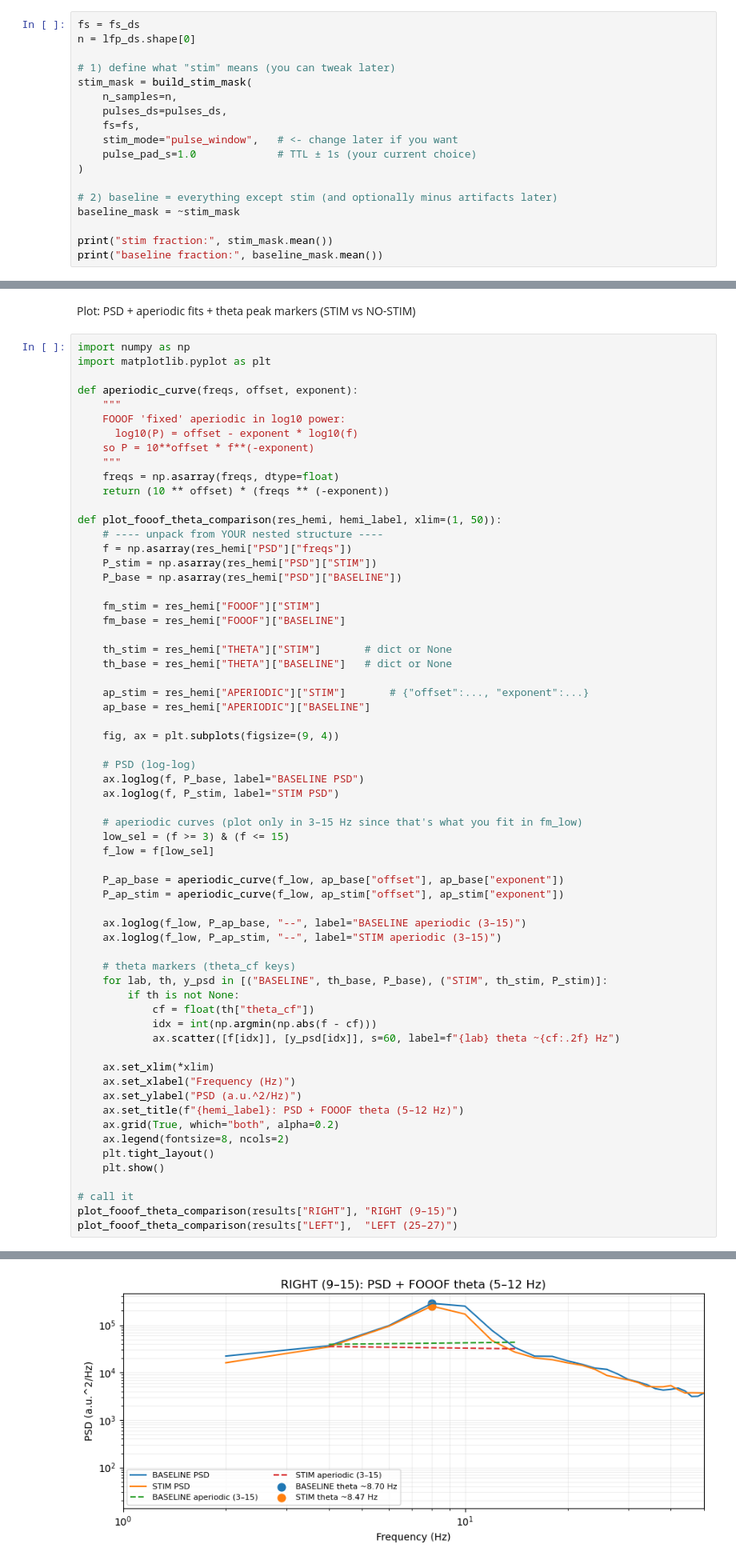
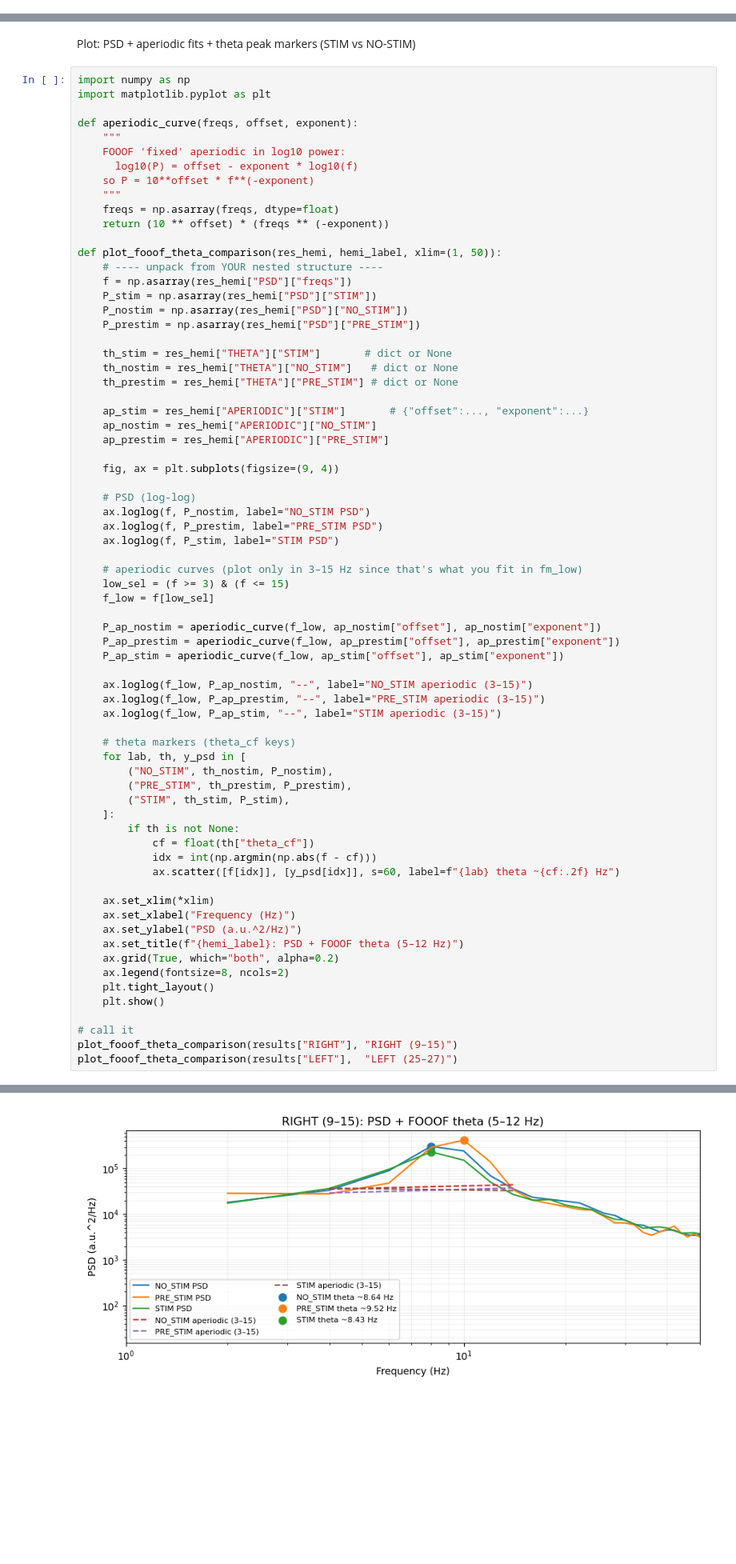
Before and after one commit to Koushouu/Cheeseboard, a Jupyter notebook: LFP/general/XM_PSD_theta.ipynb, the cells around one changed output, grey strips where cells are left out. Shown at 80% size. Drawn from its saved outputs; the diff is of its cells as text; blank space fills up the shorter version.

```diff
--- a/LFP/general/XM_PSD_theta.ipynb
+++ b/LFP/general/XM_PSD_theta.ipynb
@@ -424,21 +656,3 @@ def get_aperiodic_params(fm):
     ap = fm.get_params('aperiodic_params')
     # fixed mode: [offset, exponent]
     return {"offset": float(ap[0]), "exponent": float(ap[1])}
-# %%
-fs = fs_ds
-n = lfp_ds.shape[0]
-
-# 1) define what "stim" means (you can tweak later)
-stim_mask = build_stim_mask(
-    n_samples=n,
-    pulses_ds=pulses_ds,
-    fs=fs,
-    stim_mode="pulse_window",   # <- change later if you want
-    pulse_pad_s=1.0             # TTL ± 1s (your current choice)
-)
-
-# 2) baseline = everything except stim (and optionally minus artifacts later)
-baseline_mask = ~stim_mask
-
-print("stim fraction:", stim_mask.mean())
-print("baseline fraction:", baseline_mask.mean())
@@ -544,35 +797,42 @@ def plot_fooof_theta_comparison(res_hemi, hemi_label, xlim=(1, 50)):
     # ---- unpack from YOUR nested structure ----
     f = np.asarray(res_hemi["PSD"]["freqs"])
     P_stim = np.asarray(res_hemi["PSD"]["STIM"])
-    P_base = np.asarray(res_hemi["PSD"]["BASELINE"])
-
-    fm_stim = res_hemi["FOOOF"]["STIM"]
-    fm_base = res_hemi["FOOOF"]["BASELINE"]
+    P_nostim = np.asarray(res_hemi["PSD"]["NO_STIM"])
+    P_prestim = np.asarray(res_hemi["PSD"]["PRE_STIM"])
 
     th_stim = res_hemi["THETA"]["STIM"]       # dict or None
-    th_base = res_hemi["THETA"]["BASELINE"]   # dict or None
+    th_nostim = res_hemi["THETA"]["NO_STIM"]   # dict or None
+    th_prestim = res_hemi["THETA"]["PRE_STIM"] # dict or None
 
     ap_stim = res_hemi["APERIODIC"]["STIM"]       # {"offset":..., "exponent":...}
-    ap_base = res_hemi["APERIODIC"]["BASELINE"]
+    ap_nostim = res_hemi["APERIODIC"]["NO_STIM"]
+    ap_prestim = res_hemi["APERIODIC"]["PRE_STIM"]
 
     fig, ax = plt.subplots(figsize=(9, 4))
 
     # PSD (log-log)
-    ax.loglog(f, P_base, label="BASELINE PSD")
+    ax.loglog(f, P_nostim, label="NO_STIM PSD")
+    ax.loglog(f, P_prestim, label="PRE_STIM PSD")
     ax.loglog(f, P_stim, label="STIM PSD")
 
     # aperiodic curves (plot only in 3–15 Hz since that's what you fit in fm_low)
     low_sel = (f >= 3) & (f <= 15)
     f_low = f[low_sel]
 
-    P_ap_base = aperiodic_curve(f_low, ap_base["offset"], ap_base["exponent"])
+    P_ap_nostim = aperiodic_curve(f_low, ap_nostim["offset"], ap_nostim["exponent"])
+    P_ap_prestim = aperiodic_curve(f_low, ap_prestim["offset"], ap_prestim["exponent"])
     P_ap_stim = aperiodic_curve(f_low, ap_stim["offset"], ap_stim["exponent"])
 
-    ax.loglog(f_low, P_ap_base, "--", label="BASELINE aperiodic (3–15)")
+    ax.loglog(f_low, P_ap_nostim, "--", label="NO_STIM aperiodic (3–15)")
+    ax.loglog(f_low, P_ap_prestim, "--", label="PRE_STIM aperiodic (3–15)")
     ax.loglog(f_low, P_ap_stim, "--", label="STIM aperiodic (3–15)")
 
     # theta markers (theta_cf keys)
-    for lab, th, y_psd in [("BASELINE", th_base, P_base), ("STIM", th_stim, P_stim)]:
+    for lab, th, y_psd in [
+        ("NO_STIM", th_nostim, P_nostim),
+        ("PRE_STIM", th_prestim, P_prestim),
+        ("STIM", th_stim, P_stim),
+    ]:
         if th is not None:
             cf = float(th["theta_cf"])
             idx = int(np.argmin(np.abs(f - cf)))
@@ -594 +857 @@ plot_fooof_theta_comparison(results["LEFT"],  "LEFT (25–27)")
-[figure, old version]
+[figure, new version]
```
Also changed, not shown: parts of 25 cells of this notebook, 1 other file.
